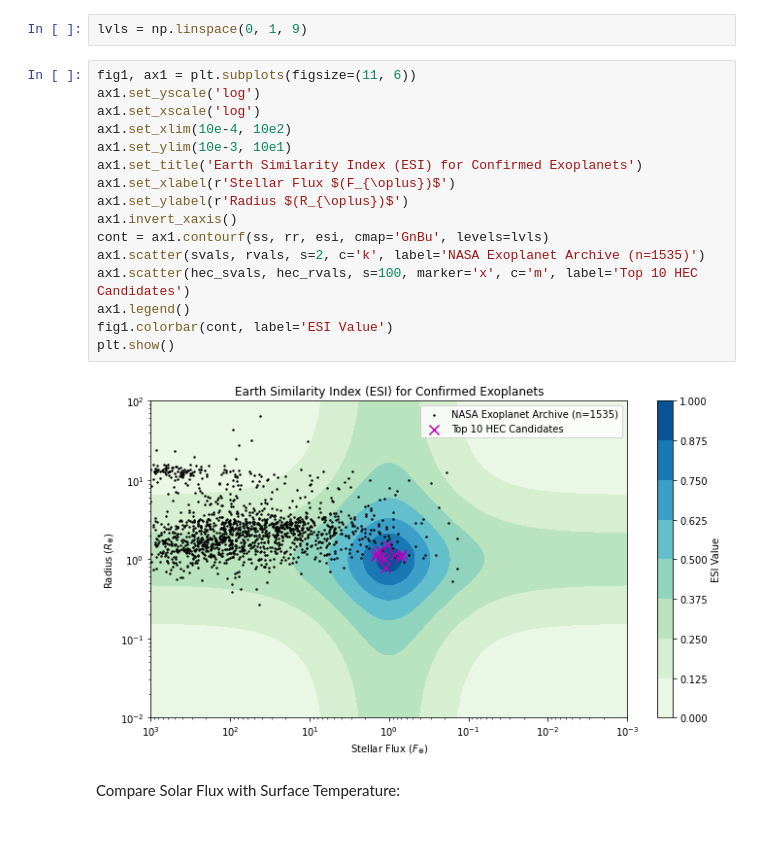
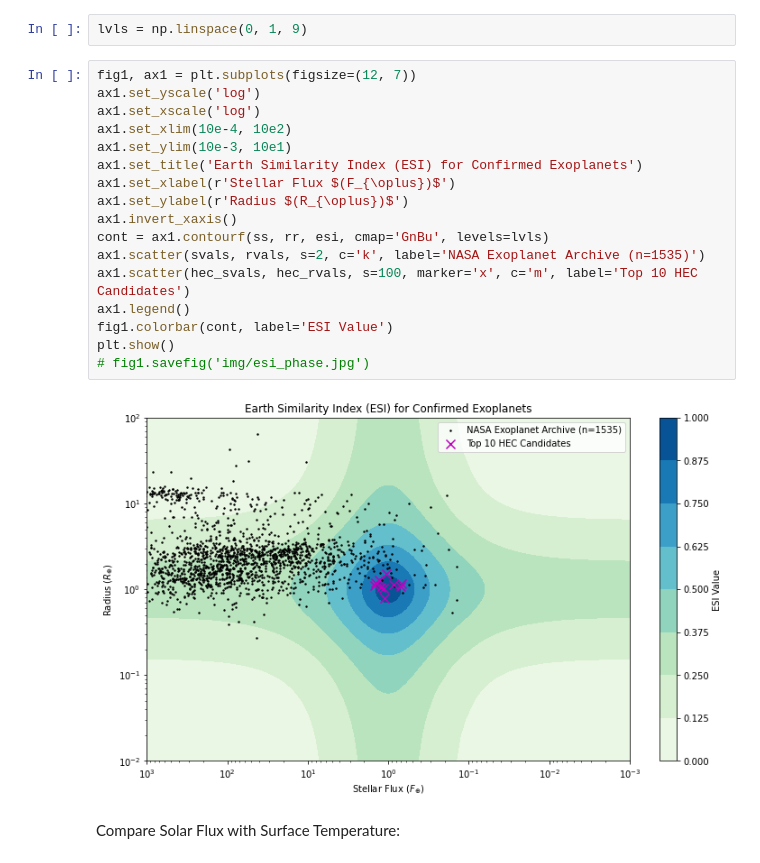
Before and after one commit to dmharrington03/exoplanets, a Jupyter notebook: exoplanets.ipynb, the cells around one changed output. Drawn from its saved outputs; the diff is of its cells as text; blank space fills up the shorter version.

```diff
--- a/exoplanets.ipynb
+++ b/exoplanets.ipynb
@@ -41,23 +41,24 @@ hec_dist = np.array(hec_csv['sy_dist'])
 # %%
 lvls = np.linspace(0, 1, 9)
 # %%
-fig1, ax1 = plt.subplots(figsize=(11, 6))
+fig1, ax1 = plt.subplots(figsize=(12, 7))
 ax1.set_yscale('log')
 ax1.set_xscale('log')
 ax1.set_xlim(10e-4, 10e2)
 ax1.set_ylim(10e-3, 10e1)
 ax1.set_title('Earth Similarity Index (ESI) for Confirmed Exoplanets')
 ax1.set_xlabel(r'Stellar Flux $(F_{\oplus})$')
 ax1.set_ylabel(r'Radius $(R_{\oplus})$')
 ax1.invert_xaxis()
 cont = ax1.contourf(ss, rr, esi, cmap='GnBu', levels=lvls)
 ax1.scatter(svals, rvals, s=2, c='k', label='NASA Exoplanet Archive (n=1535)')
 ax1.scatter(hec_svals, hec_rvals, s=100, marker='x', c='m', label='Top 10 HEC Candidates')
 ax1.legend()
 fig1.colorbar(cont, label='ESI Value')
 plt.show()
+# fig1.savefig('img/esi_phase.jpg')
 # %% [output]
-[figure, old version]
+[figure, new version]
 # %% [markdown]
 Compare Solar Flux with Surface Temperature:
 # %%
```
Also changed, not shown: parts of 3 cells of this notebook.
